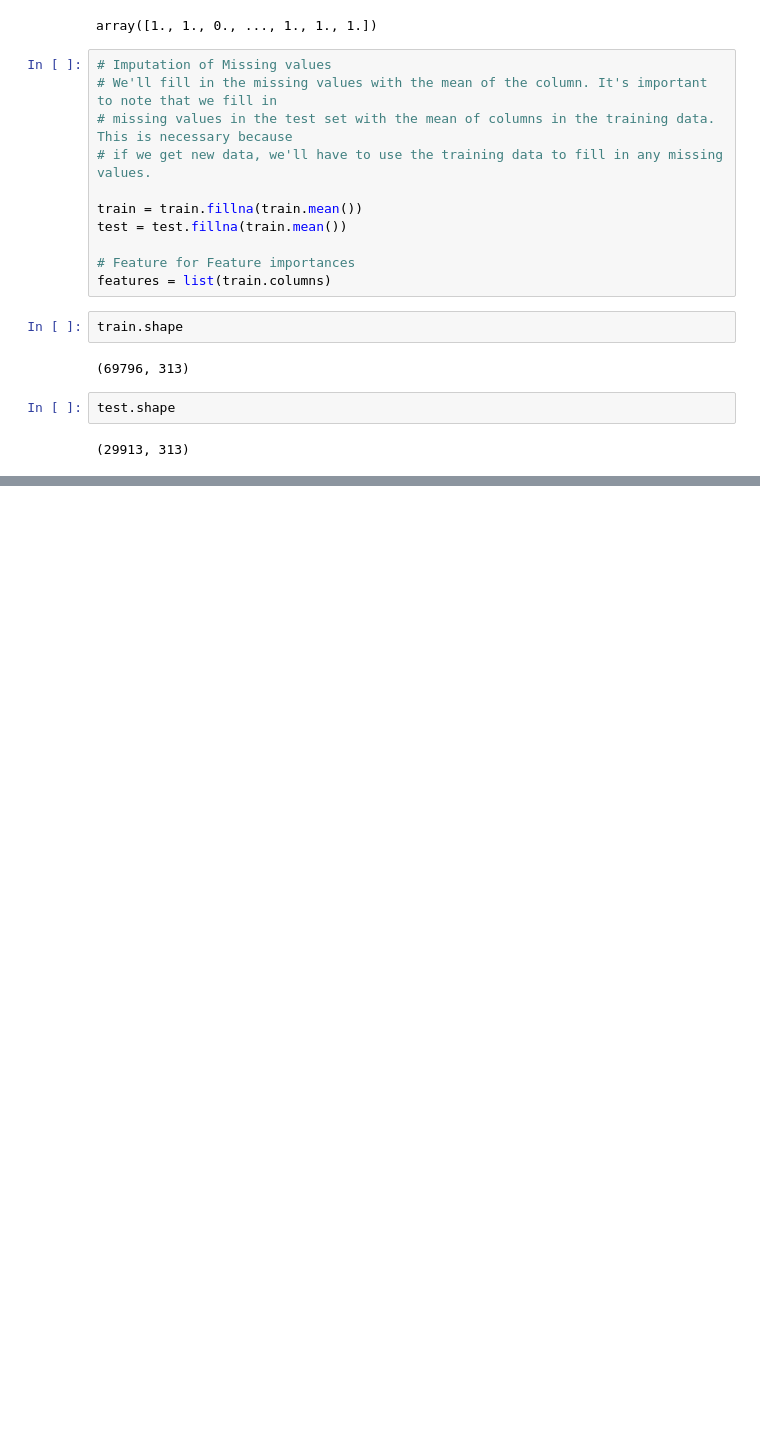
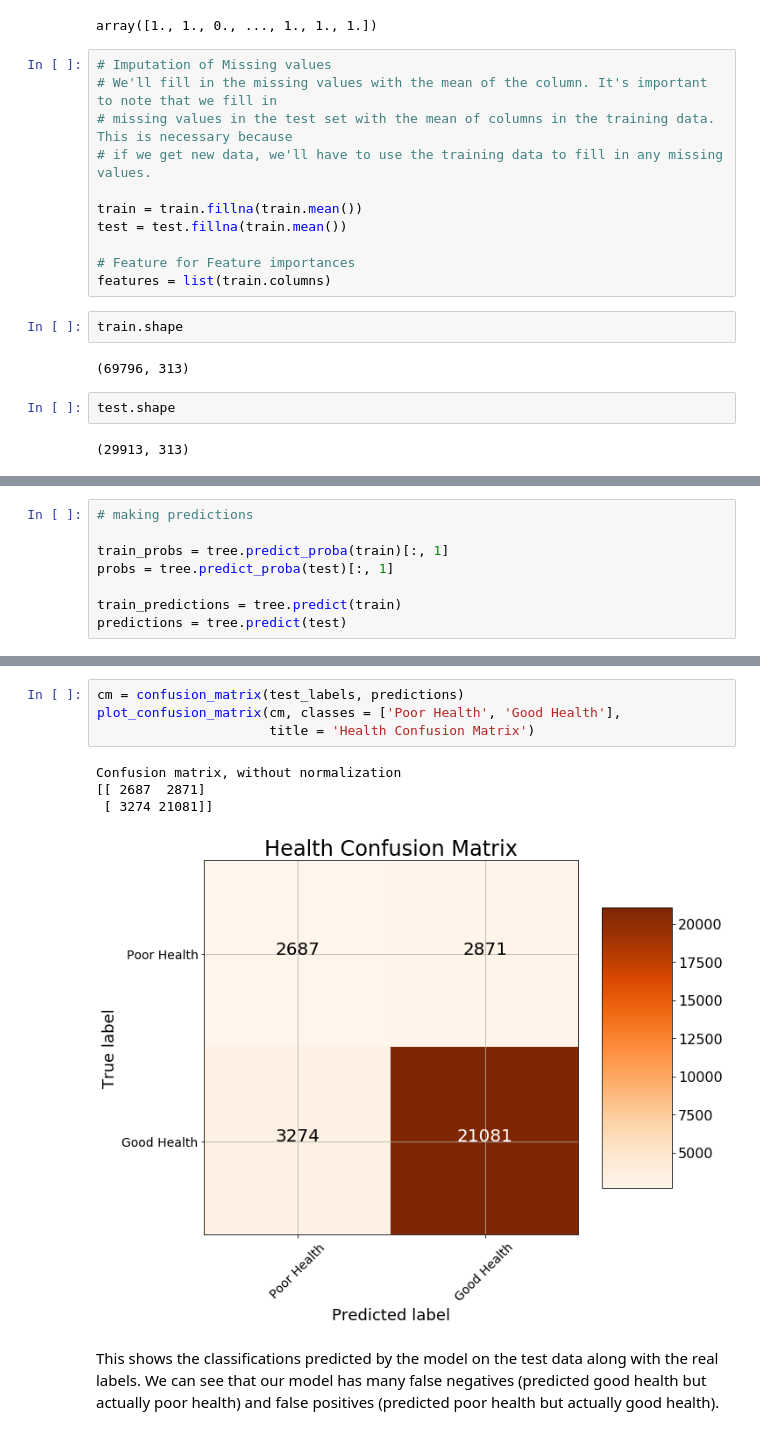
Before and after one commit to ZER-0-NE/ML_problems, a Jupyter notebook: ML-practice/Supervised Learning/Random Forest/Random Forest.ipynb, the cells around one changed output, grey strips where cells are left out. Cells and saved outputs as stored; diff of their text form; blank space fills up the shorter version.

```diff
--- a/ML-practice/Supervised Learning/Random Forest/Random Forest.ipynb
+++ b/ML-practice/Supervised Learning/Random Forest/Random Forest.ipynb
@@ -317,3 +319,11 @@ tree.fit(train, train_labels)
 print(f'Decision tree has {tree.tree_.node_count} nodes with maximum depth {tree.tree_.max_depth}.')
 # %% [output]
 Decision tree has 12523 nodes with maximum depth 63.
+# %%
+# making predictions
+
+train_probs = tree.predict_proba(train)[:, 1]
+probs = tree.predict_proba(test)[:, 1]
+
+train_predictions = tree.predict(train)
+predictions = tree.predict(test)
@@ -319,0 +439,11 @@ Decision tree has 12523 nodes with maximum depth 63.
+# %%
+cm = confusion_matrix(test_labels, predictions)
+plot_confusion_matrix(cm, classes = ['Poor Health', 'Good Health'],
+                      title = 'Health Confusion Matrix')
+# %% [output]
+Confusion matrix, without normalization
+[[ 2687  2871]
+ [ 3274 21081]]
+[figure, added]
+# %% [markdown]
+This shows the classifications predicted by the model on the test data along with the real labels. We can see that our model has many false negatives (predicted good health but actually poor health) and false positives (predicted poor health but actually good health).
```
Also changed, not shown: parts of 10 cells of this notebook.
